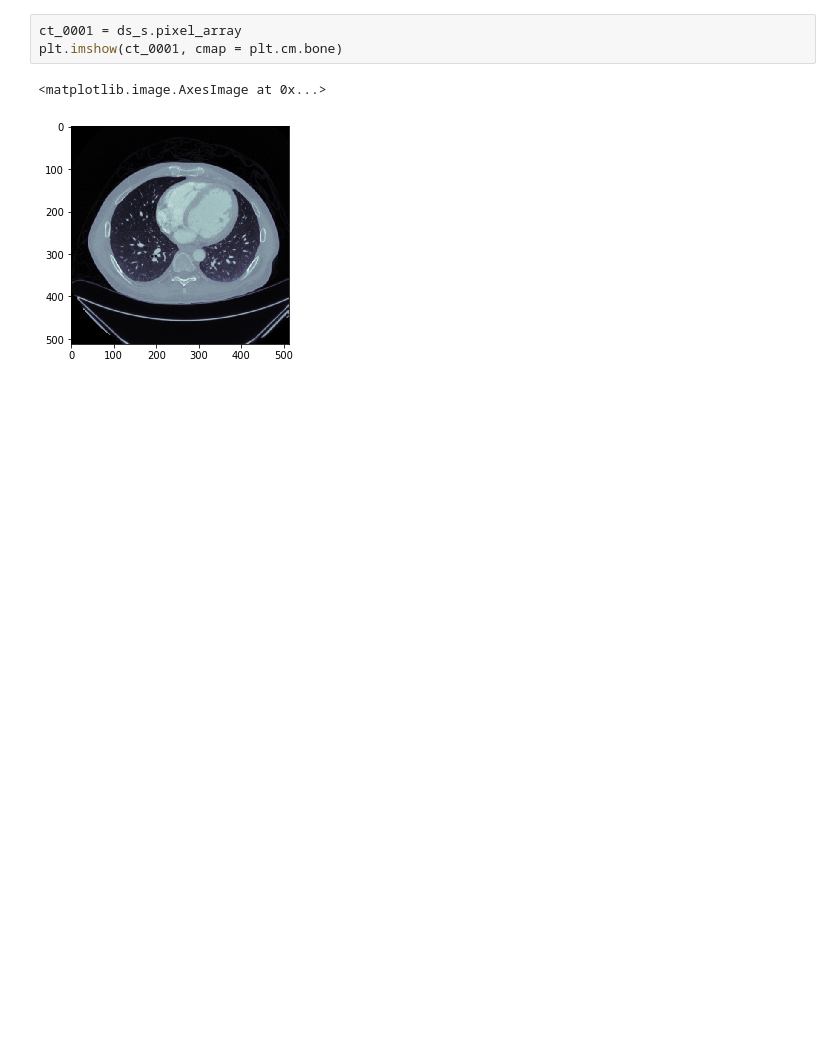
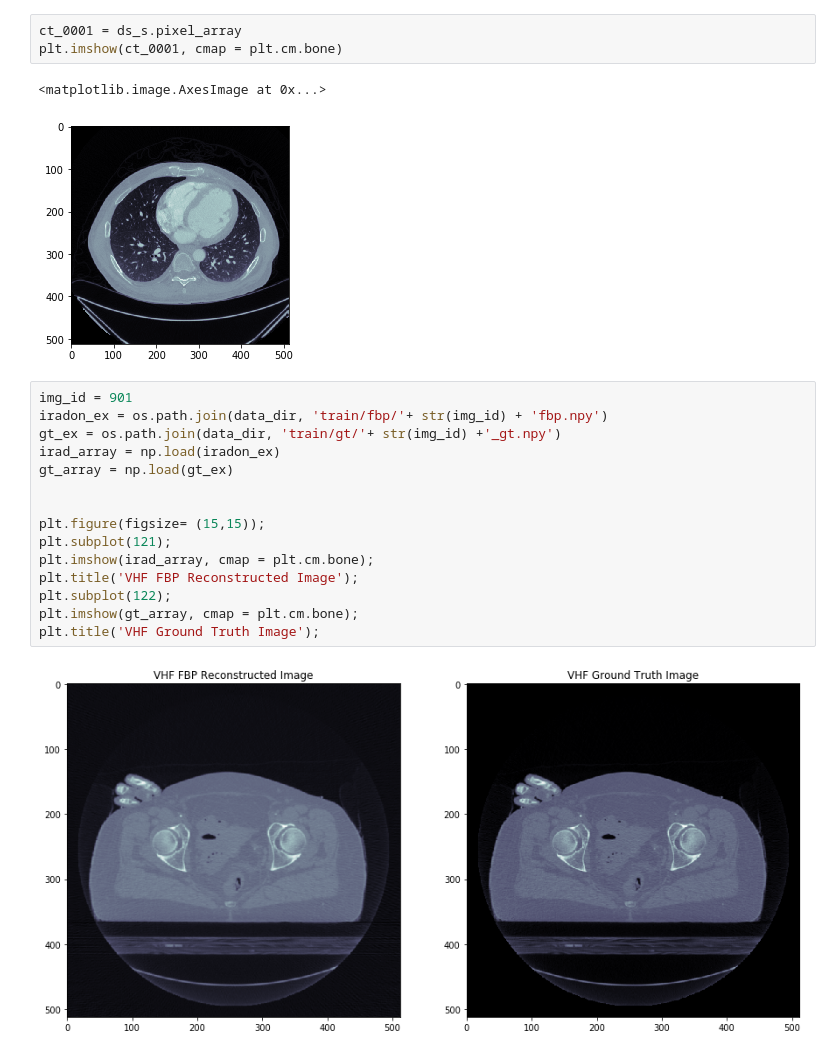
Before and after one commit to andylai2/CT_CNN, a Jupyter notebook: view_data.ipynb, the cells around one changed output. Drawn from its saved outputs; the diff is of its cells as text; blank space fills up the shorter version.

```diff
--- a/view_data.ipynb
+++ b/view_data.ipynb
@@ -47,3 +46,20 @@ plt.imshow(ct_0001, cmap = plt.cm.bone)
 # %% [output]
 <matplotlib.image.AxesImage at 0x...>
 [figure]
+# %%
+img_id = 901
+iradon_ex = os.path.join(data_dir, 'train/fbp/'+ str(img_id) + 'fbp.npy')
+gt_ex = os.path.join(data_dir, 'train/gt/'+ str(img_id) +'_gt.npy')
+irad_array = np.load(iradon_ex)
+gt_array = np.load(gt_ex)
+
+
+plt.figure(figsize= (15,15));
+plt.subplot(121);
+plt.imshow(irad_array, cmap = plt.cm.bone);
+plt.title('VHF FBP Reconstructed Image');
+plt.subplot(122);
+plt.imshow(gt_array, cmap = plt.cm.bone);
+plt.title('VHF Ground Truth Image');
+# %% [output]
+[figure, added]
```
Also changed, not shown: parts of 4 cells of this notebook, 14 other files.
